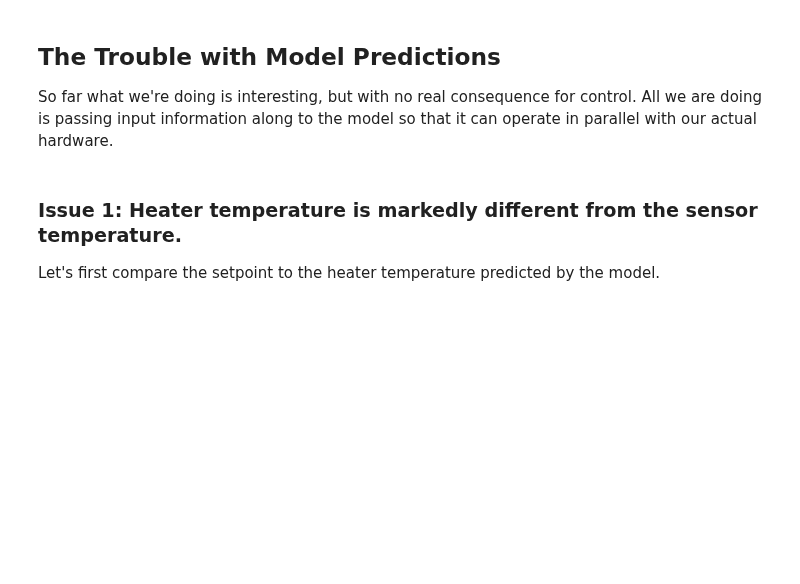
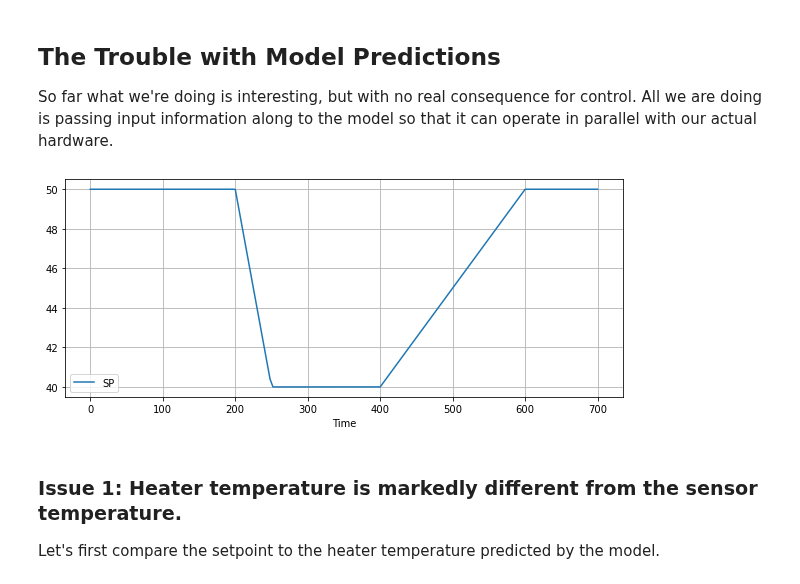
Before and after one commit to jckantor/cbe30338-book, a Jupyter notebook: _build/jupyter_execute/notebooks/04.03-State-Estimation.ipynb, the cells around one changed output. Cells and saved outputs as stored; diff of their text form; code cells hidden in the pictures; blank space fills up the shorter version.

```diff
--- a/_build/jupyter_execute/notebooks/04.03-State-Estimation.ipynb
+++ b/_build/jupyter_execute/notebooks/04.03-State-Estimation.ipynb
@@ -230,6 +232,29 @@ with TCLab() as lab:
 ## The Trouble with Model Predictions
 
 So far what we're doing is interesting, but with no real consequence for control. All we are doing is passing input information along to the model so that it can operate in parallel with our actual hardware.
+# %%
+import pandas as pd
+
+df = pd.DataFrame.from_records(h.log, columns=h.columns, index="Time")
+ax = df.plot(y=["SP"], figsize=(10, 4), grid=True)
+
+#xy = np.array((h.logdict["Time"][20], h.logdict["SP"][20]))
+#ax.annotate('Setpoint SP', xy=xy, xytext=xy + np.array([-50, 5]),
+#            arrowprops = dict(arrowstyle="->", facecolor ='green',lw=2))
+
+#df.plot(y=["T1"], ax=ax, grid=True, lw=3)
+#xy = np.array((h.logdict["Time"][20], h.logdict["T1"][20]))
+#ax.annotate('Measurement T1', xy=xy, xytext=xy + np.array([50, -5]),
+#            arrowprops = dict(arrowstyle="->", facecolor ='green',lw=2))
+
+#df.plot(y=["Ts"], ax=ax, grid=True)
+
+#df.plot(y=["Th"], ax=ax, grid=True)
+#xy = np.array((h.logdict["Time"][194], h.logdict["Th"][194]))
+#ax.annotate('Predicted Heater Temperature Th', xy=xy, xytext=xy + np.array([-100, 7]),
+#            arrowprops = dict(arrowstyle="->", facecolor ='green',lw=2))
+# %% [output]
+[figure, added]
 # %% [markdown]
 ### Issue 1: Heater temperature is markedly different from the sensor temperature.
 
```
Also changed, not shown: parts of 9 cells of this notebook, 48 other files.
